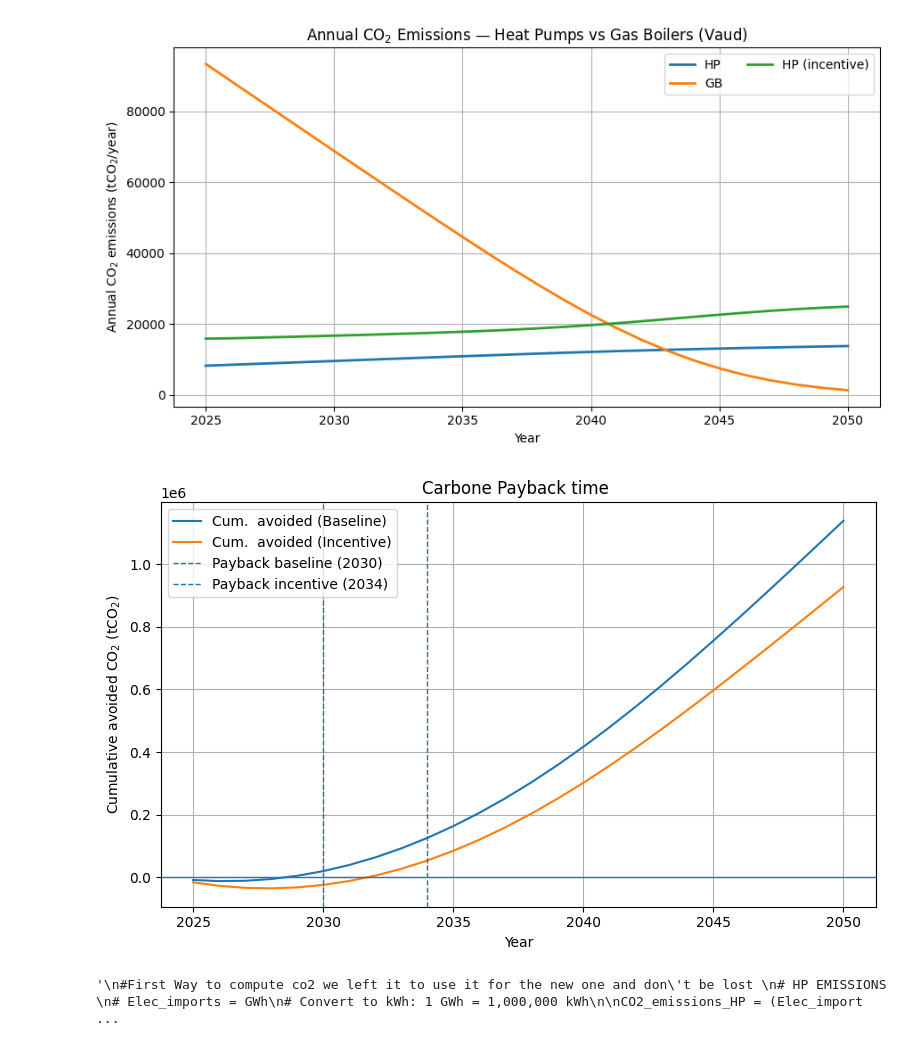
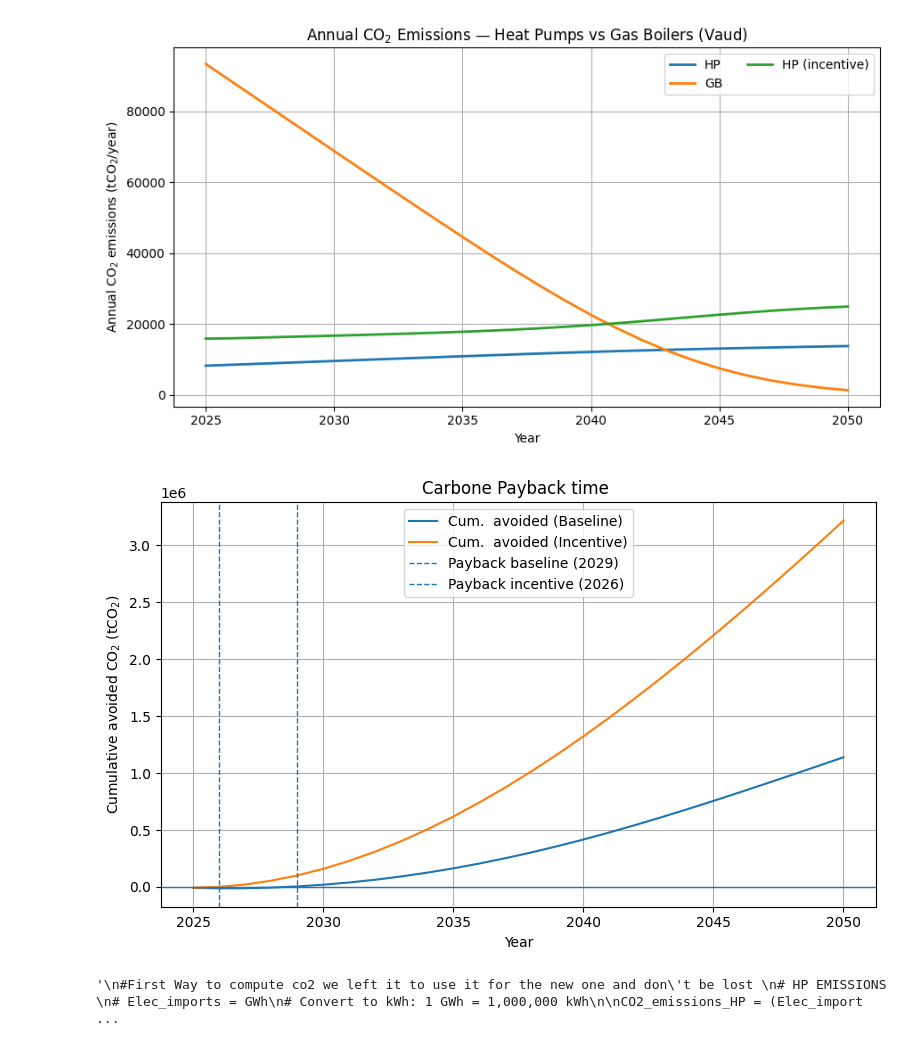
Before and after one commit to Margaux-Ccd/MFA_HeatPumps, a Jupyter notebook: Dynamic_MFA/Dynamic_HP.ipynb, the cells around one changed output. Cells and saved outputs as stored; diff of their text form; code cells hidden in the pictures.

Commit message:
incentive change co2

```diff
--- a/Dynamic_MFA/Dynamic_HP.ipynb
+++ b/Dynamic_MFA/Dynamic_HP.ipynb
@@ -443,12 +443,17 @@ gb_base = np.asarray(GB_DSM.s)[mask]
 
 GB_2025 = gb_base[0]
 gb_norep = np.full_like(gb_base, GB_2025)
+
+
+other_replaced = np.maximum(0, hp_inc - hp_base) # households shifted from "other" to HP due to incentive
+co2_other_household = co2_gb_household  #Appproximation we do: other heating emits like a gas boiler
 # %%
 # Annual CO2 operational
 
-co2_op_cf   = (gb_norep * co2_gb_household) / 1000
+co2_op_cf = (gb_norep * co2_gb_household) / 1000
 co2_op_base = (gb_base  * co2_gb_household + hp_base * co2_hp_household) / 1000
-co2_op_inc  = (gb_base  * co2_gb_household + hp_inc  * co2_hp_household) / 1000
+co2_op_inc = (gb_base  * co2_gb_household + hp_inc  * co2_hp_household) / 1000
+co2_op_cf_inc = (gb_norep * co2_gb_household + other_replaced * co2_other_household) / 1000
 
 # Embodied extra CO2 (tCO2/year)
 
@@ -463,25 +468,28 @@ else:
     hp_install_inc = np.maximum(0, np.diff(hp_inc, prepend=hp_inc[0]))
 
 co2_emb_base = (hp_install_base * delta_embodied) / 1000
-co2_emb_inc  = (hp_install_inc  * delta_embodied) / 1000
+co2_emb_inc = (hp_install_inc  * delta_embodied) / 1000
 
 # Counterfactual: no HP -> no extra embodied
 co2_emb_cf = np.zeros_like(co2_op_cf)
+co2_emb_cf_inc = np.zeros_like(co2_op_cf_inc)
 
 # Total annual + cumulative (tCO2)
 
-co2_tot_cf   = co2_op_cf   + co2_emb_cf
+co2_tot_cf = co2_op_cf   + co2_emb_cf
+co2_tot_cf_inc = co2_op_cf_inc + co2_emb_cf_inc
 co2_tot_base = co2_op_base + co2_emb_base
-co2_tot_inc  = co2_op_inc  + co2_emb_inc
+co2_tot_inc = co2_op_inc  + co2_emb_inc
 
-cum_cf   = np.cumsum(co2_tot_cf)
+cum_cf = np.cumsum(co2_tot_cf)
+cum_cf_inc = np.cumsum(co2_tot_cf_inc)
 cum_base = np.cumsum(co2_tot_base)
 cum_inc  = np.cumsum(co2_tot_inc)
 
 # Avoided emissions
 
 avoided_base_yr = co2_tot_cf - co2_tot_base
-avoided_inc_yr  = co2_tot_cf - co2_tot_inc
+avoided_inc_yr  = co2_tot_cf_inc - co2_tot_inc
 
 cum_avoided_base = np.cumsum(avoided_base_yr)
 cum_avoided_inc  = np.cumsum(avoided_inc_yr)
@@ -552,25 +560,25 @@ plt.show()
 # %%
 # Payback markers on cumulative avoided
 plt.figure(figsize=(8, 5))
 plt.grid(True)
 
 
 plt.plot(years, cum_avoided_base, label="Cum.  avoided (Baseline)")
 plt.plot(years, cum_avoided_inc,  label="Cum.  avoided (Incentive)")
 plt.axhline(0, linewidth=1)
 
 # Payback years
-plt.axvline(2030, linestyle="--", linewidth=1, label="Payback baseline (2030)")
-plt.axvline(2034, linestyle="--", linewidth=1, label="Payback incentive (2034)")
+plt.axvline(2029, linestyle="--", linewidth=1, label="Payback baseline (2029)")
+plt.axvline(2026, linestyle="--", linewidth=1, label="Payback incentive (2026)")
 
 plt.title("Carbone Payback time ")
 plt.xlabel("Year")
 plt.ylabel("Cumulative avoided CO$_2$ (tCO$_2$)")
 plt.legend()
 plt.tight_layout()
 plt.show()
 # %% [output]
-[figure, old version]
+[figure, new version]
 # %%
 """
 #First Way to compute co2 we left it to use it for the new one and don't be lost
```
Also changed, not shown: parts of 4 cells of this notebook.
